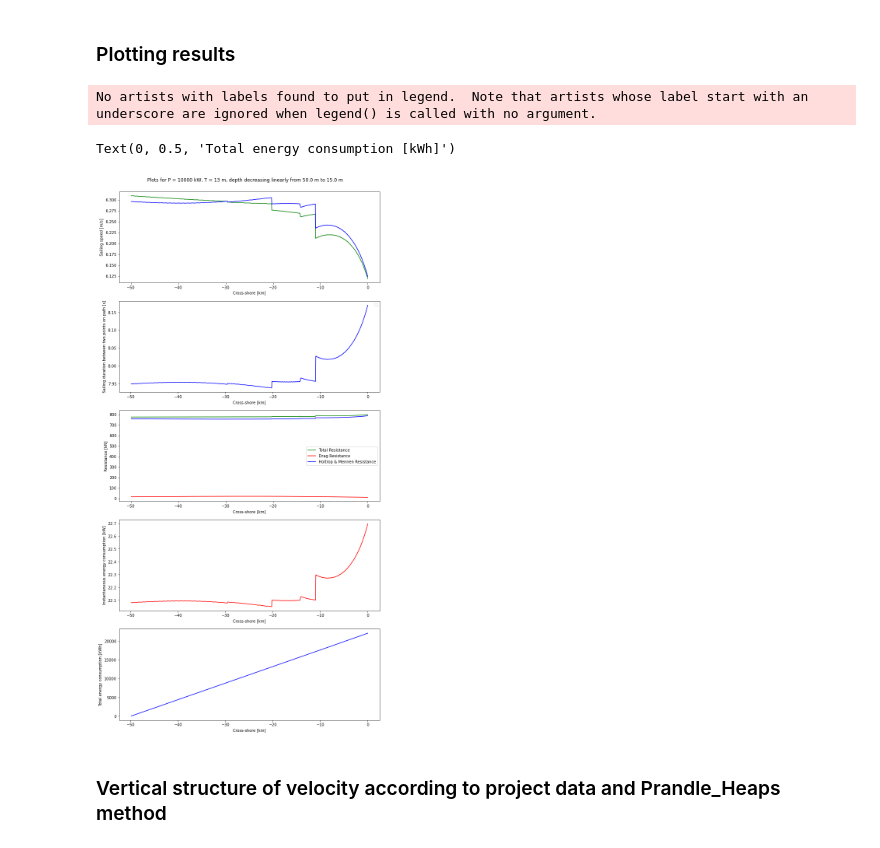
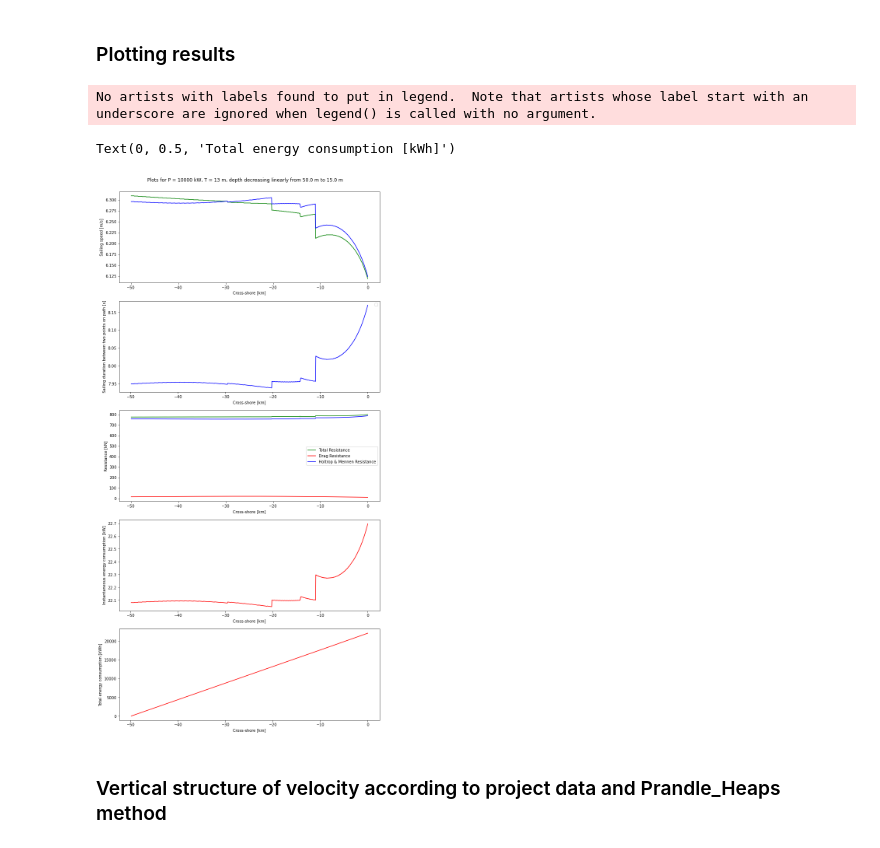
Before and after one commit to Schless/Thesis, a Jupyter notebook: Test Cases/Test Case 6.ipynb, the cells around one changed output. Saved outputs shown, nothing was run; the diff lists cells and outputs as text; code cells hidden in the pictures.

```diff
--- a/Test Cases/Test Case 6.ipynb
+++ b/Test Cases/Test Case 6.ipynb
@@ -103,35 +103,35 @@ fig.suptitle(f'Plots for P = {P} kW, T = {T} m, depth decreasing linearly from {
 ax1.plot(x[1:], velocity, color='g', label='speed w.r.t. water [m/s]')
 ax1.plot(x[1:], speed_overground, color='b', label='Speed w.r.t. ground [m/s]')
 ax1.set_xlabel('Cross-shore [km]')
 ax1.set_ylabel('Sailing speed [m/s]')
 
 # Plot sailing duration between two consecutive x,y coordinates
 ax2.plot(x[2:], time_i, color='b')
 ax2.set_xlabel('Cross-shore [km]')
 ax2.set_ylabel('Sailing duration between two points on path [s]')
 ax2.legend()
 
 # Plot the Holtrop and Mennen resistance over time
 ax3.plot(x[1:], R_total, color='g', label='Total Resistance')
 ax3.plot(x[1:], R_drag, color='r', label='Drag Resistance')
 ax3.plot(x[1:], R_HM, color='b', label='Holtrop & Mennen Resistance')
 ax3.set_xlabel('Cross-shore [km]')
 ax3.set_ylabel('Resistance [kN]')
 ax3.legend()
 
 #plot instantaneous energy consumption per hour
 ax4.plot(x[2:], Energy, color='r')
 ax4.set_xlabel('Cross-shore [km]')
 ax4.set_ylabel('Instantaneous energy consumption [kW]')
 
 #plot total energy consumption
-ax5.plot(x[2:], Total_Energy, color='b')
+ax5.plot(x[2:], Total_Energy, color='r')
 ax5.set_xlabel('Cross-shore [km]')
 ax5.set_ylabel('Total energy consumption [kWh]')
 # %% [output]
 No artists with labels found to put in legend.  Note that artists whose label start with an underscore are ignored when legend() is called with no argument.
 Text(0, 0.5, 'Total energy consumption [kWh]')
-[figure, old version]
+[figure, new version]
 # %% [markdown]
 ### Vertical structure of velocity according to project data and Prandle_Heaps method
 # %%
```
Also changed, not shown: 2 other files.
